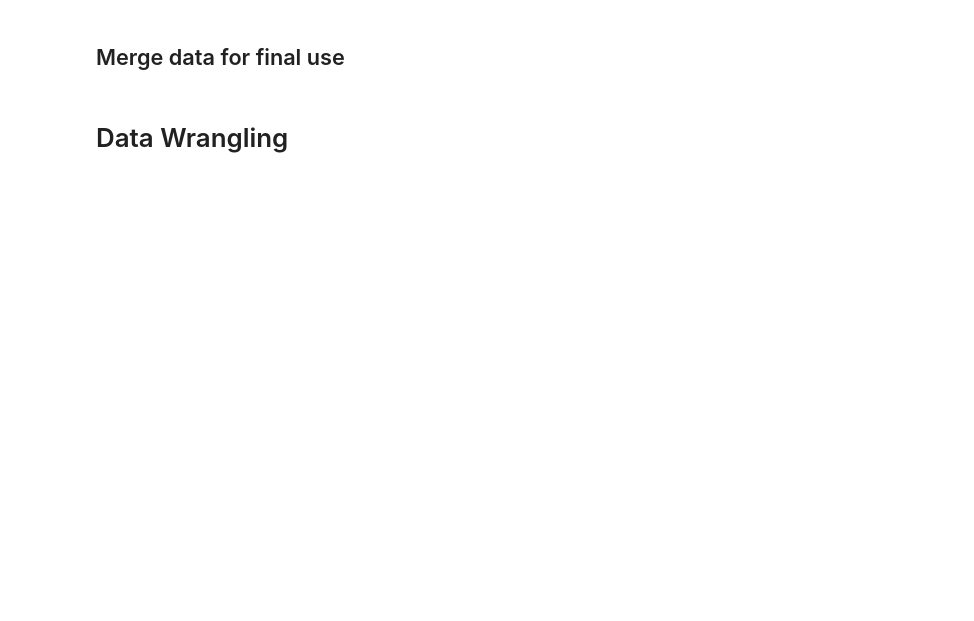
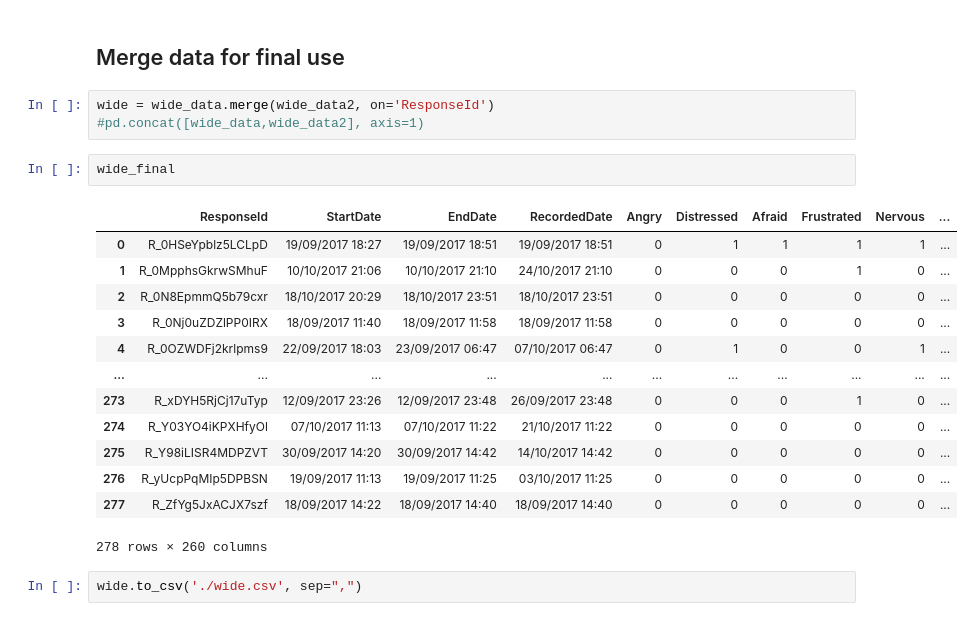
Before and after one commit to dan1dr/microdosing, a Jupyter notebook: notebooks/1.ipynb, the cells around one changed output. Drawn from its saved outputs; the diff is of its cells as text; blank space fills up the shorter version.

Commit message:
data cleaned and uploaded

```diff
--- a/notebooks/1.ipynb
+++ b/notebooks/1.ipynb
@@ -339,4 +397,23 @@ The strategy to conduct the data analysis is the following:
 # %% [markdown]
 ## Merge data for final use
-# %% [markdown]
-# Data Wrangling
+# %%
+wide = wide_data.merge(wide_data2, on='ResponseId')
+#pd.concat([wide_data,wide_data2], axis=1)
+# %%
+wide_final
+# %% [output]
+|  | ResponseId | StartDate | EndDate | RecordedDate | Angry | Distressed | Afraid | Frustrated | Nervous | ... |
+| 0 | R_0HSeYpblz5LCLpD | 19/09/2017 18:27 | 19/09/2017 18:51 | 19/09/2017 18:51 | 0 | 1 | 1 | 1 | 1 | ... |
+| 1 | R_0MpphsGkrwSMhuF | 10/10/2017 21:06 | 10/10/2017 21:10 | 24/10/2017 21:10 | 0 | 0 | 0 | 1 | 0 | ... |
+| 2 | R_0N8EpmmQ5b79cxr | 18/10/2017 20:29 | 18/10/2017 23:51 | 18/10/2017 23:51 | 0 | 0 | 0 | 0 | 0 | ... |
+| 3 | R_0Nj0uZDZlPP0IRX | 18/09/2017 11:40 | 18/09/2017 11:58 | 18/09/2017 11:58 | 0 | 0 | 0 | 0 | 0 | ... |
+| 4 | R_0OZWDFj2krlpms9 | 22/09/2017 18:03 | 23/09/2017 06:47 | 07/10/2017 06:47 | 0 | 1 | 0 | 0 | 1 | ... |
+| ... | ... | ... | ... | ... | ... | ... | ... | ... | ... | ... |
+| 273 | R_xDYH5RjCj17uTyp | 12/09/2017 23:26 | 12/09/2017 23:48 | 26/09/2017 23:48 | 0 | 0 | 0 | 1 | 0 | ... |
+| 274 | R_Y03YO4iKPXHfyOl | 07/10/2017 11:13 | 07/10/2017 11:22 | 21/10/2017 11:22 | 0 | 0 | 0 | 0 | 0 | ... |
+| 275 | R_Y98iLISR4MDPZVT | 30/09/2017 14:20 | 30/09/2017 14:42 | 14/10/2017 14:42 | 0 | 0 | 0 | 0 | 0 | ... |
+| 276 | R_yUcpPqMIp5DPBSN | 19/09/2017 11:13 | 19/09/2017 11:25 | 03/10/2017 11:25 | 0 | 0 | 0 | 0 | 0 | ... |
+| 277 | R_ZfYg5JxACJX7szf | 18/09/2017 14:22 | 18/09/2017 14:40 | 18/09/2017 14:40 | 0 | 0 | 0 | 0 | 0 | ... |
+278 rows × 260 columns
+# %%
+wide.to_csv('./wide.csv', sep=",")
```
Also changed, not shown: parts of 39 cells of this notebook, 1 other file.
